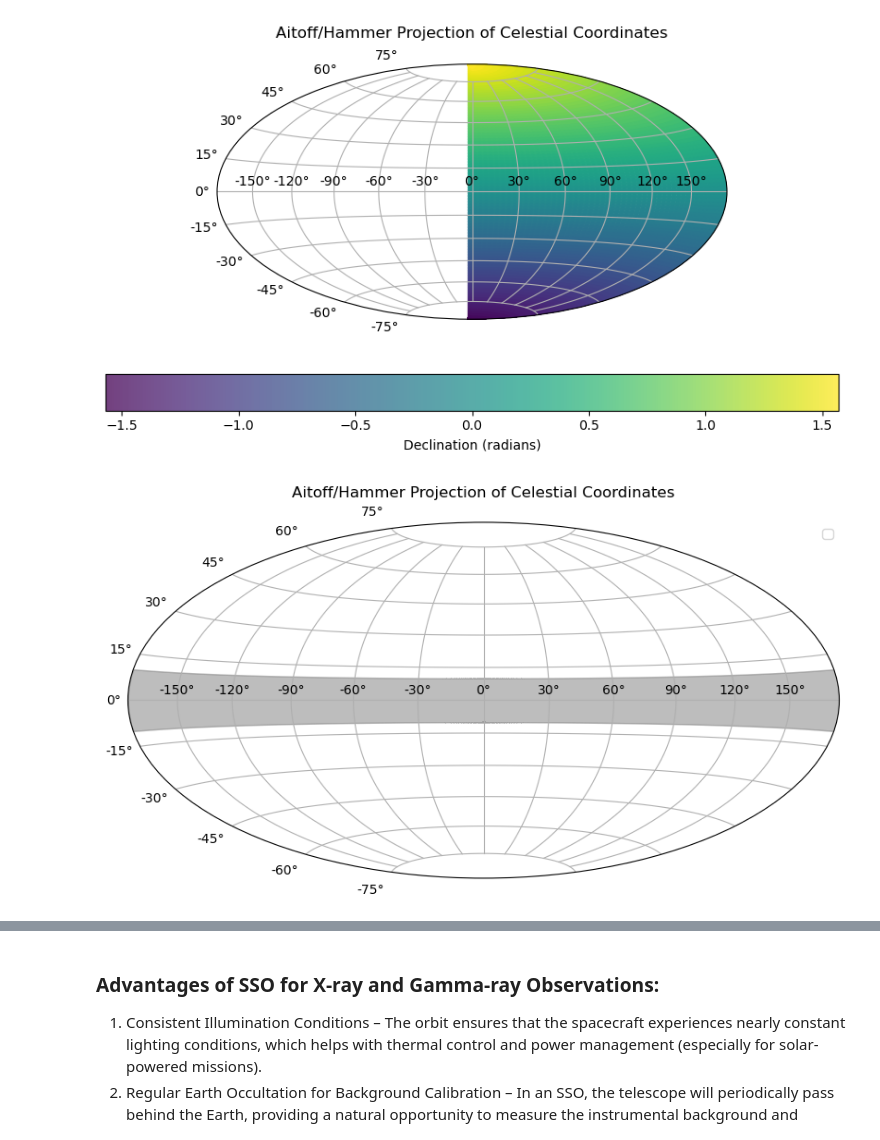
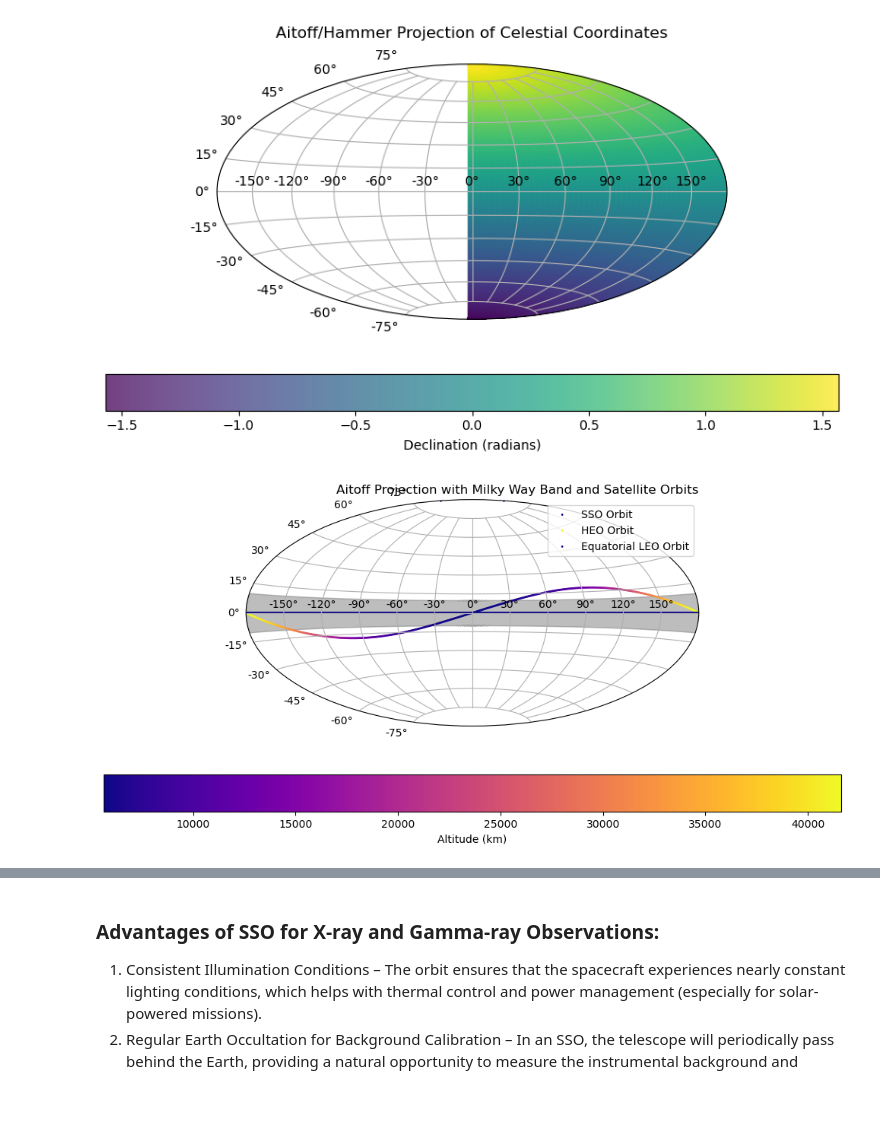
Before and after one commit to CAPIBARA3/capigx-data-analysis, a Jupyter notebook: sky_coverage/celestial_projections.ipynb, the cells around one changed output, grey strips where cells are left out. Cells and saved outputs as stored; diff of their text form; code cells hidden in the pictures; blank space fills up the shorter version.

Commit message:
continue developing orbit animations

```diff
--- a/sky_coverage/celestial_projections.ipynb
+++ b/sky_coverage/celestial_projections.ipynb
@@ -40,51 +40,75 @@ plt.show()
 # %% [output]
 [figure]
 # %%
+import numpy as np
 import matplotlib.pyplot as plt
-import numpy as np
-
-# Sample celestial coordinates (Right Ascension in hours, Declination in degrees)
-ra_hours = np.linspace(0, 24, 100)  # RA from 0h to 24h
-dec_degrees = np.linspace(-90, 90, 100)  # Dec from -90° to +90°
-
-# Convert RA to degrees and then to radians
-ra_radians = np.deg2rad(ra_hours * 15)  # 1 hour = 15 degrees
-# Convert Dec to radians
-dec_radians = np.deg2rad(dec_degrees)
-
-# Create a meshgrid for the projection
-RA, DEC = np.meshgrid(ra_radians, dec_radians)
+import matplotlib.cm as cm
 
 # Define the Milky Way band as a shaded region
 def milky_way_band(ax):
     galactic_latitude_range = 10  # Approximate width of the Milky Way in degrees
     dec_milky_way_upper = np.linspace(-galactic_latitude_range, galactic_latitude_range, 100)
     ra_milky_way = np.linspace(-np.pi, np.pi, 200)  # Cover full RA range
 
     for dec_offset in [-1, 1]:  # Cover both upper and lower bands
         DEC_MW = np.deg2rad(dec_milky_way_upper * dec_offset)
         RA_MW = np.tile(ra_milky_way, (DEC_MW.shape[0], 1))
         ax.fill_between(ra_milky_way, np.min(DEC_MW), np.max(DEC_MW), color='gray', alpha=0.3)
 
+# Function to plot orbit with altitude shown using colormap
+def plot_orbit(ax, inclination, orbit_type, color, semi_major_axis, eccentricity):
+    # Generate RA values for a full orbit
+    ra = np.linspace(-np.pi, np.pi, 500)
+
+    if orbit_type == 'SSO':
+        # SSO orbit is inclined at 98° with a circular path, hence the same dec for all RA
+        dec = np.full_like(ra, np.deg2rad(inclination))
+        altitude = np.full_like(ra, semi_major_axis - 6371)  # Constant altitude for SSO (since it's circular)
+    elif orbit_type == 'HEO':
+        # Highly elliptical orbit: semi-major axis (a) and eccentricity (e)
+        a = semi_major_axis  # semi-major axis in km (e.g., 30,000 km for HEO)
+        e = eccentricity  # eccentricity (e.g., 0.6)
+
+        # Parametric equations for elliptical orbit
+        theta = ra  # Using RA as the true anomaly angle
+
+        # Elliptical orbit equation for radius (in km):
+        r = a * (1 - e**2) / (1 + e * np.cos(theta))
+
+        # Calculate the altitude (in km)
+        altitude = r - 6371  # Subtract Earth's radius to get the altitude
+
+        # For simplicity, assume the eccentric anomaly and the corresponding declination
+        # This part uses the fact that for an elliptical orbit, declination will vary as a function of the orbit's eccentricity
+        dec = np.sin(theta) * np.deg2rad(45) * (1 - e)  # Varying declination based on eccentricity
+    elif orbit_type == 'Equatorial LEO':
+        # Equatorial LEO with zero inclination (i.e., along the equator)
+        dec = np.zeros_like(ra)  # All points have dec = 0
+        altitude = np.full_like(ra, semi_major_axis - 6371)  # Constant altitude for LEO (circular orbit)
+
+    # Plot the orbit on the Aitoff projection with colormap for altitude
+    sc = ax.scatter(ra, dec, c=altitude, cmap='plasma', label=f'{orbit_type} Orbit', s=1)
+
+    return sc
+
 # Plotting
-plt.figure(figsize=(10, 5))
-ax = plt.subplot(111, projection='hammer')
-
-# Scatter plot
-# sc = ax.scatter(RA, DEC, c=DEC, cmap='viridis', alpha=0.75)
+fig = plt.figure(figsize=(10, 5))
+ax = fig.add_subplot(111, projection='aitoff')
 
 # Shade Milky Way region
 milky_way_band(ax)
 
-# Colorbar
-# plt.colorbar(sc, orientation='horizontal', label='Declination (radians)')
+# Plot the orbits
+sc_sso = plot_orbit(ax, 98, 'SSO', color='blue', semi_major_axis=7000, eccentricity=0)  # SSO Orbit in blue
+sc_heo = plot_orbit(ax, 45, 'HEO', color='red', semi_major_axis=30000, eccentricity=0.6)  # HEO Orbit in red
+sc_leo = plot_orbit(ax, 0, 'Equatorial LEO', color='green', semi_major_axis=7000, eccentricity=0)  # Equatorial LEO in green
 
-# Labels and grid
-ax.set_title('Aitoff/Hammer Projection of Celestial Coordinates', pad=20)
+# Customize
+plt.title('Aitoff Projection with Milky Way Band and Satellite Orbits', loc='right')
 ax.grid(True)
+plt.colorbar(sc_heo, ax=ax, orientation='horizontal', label='Altitude (km)') # Add colorbar
 ax.legend()
-
-# Show plot
+plt.tight_layout()
 plt.show()
 # %% [output]
-[figure, old version]
+[figure, new version]
```
Also changed, not shown: parts of 9 cells of this notebook, 15 other files.
